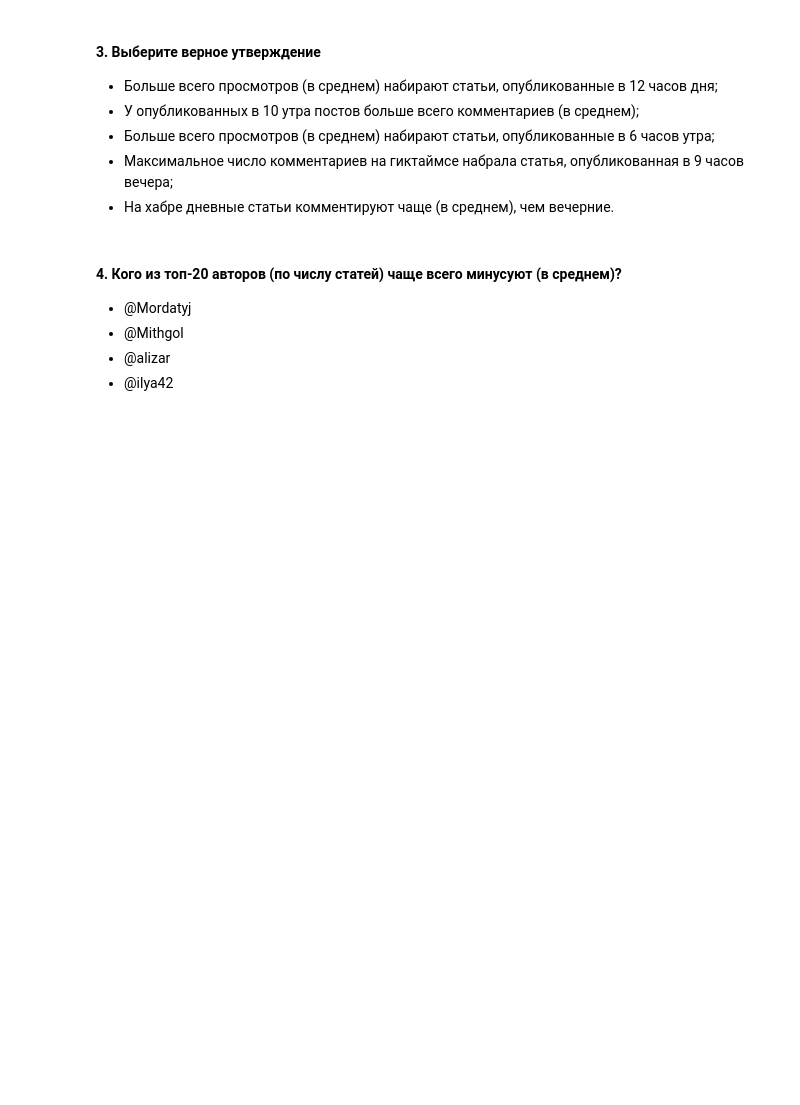
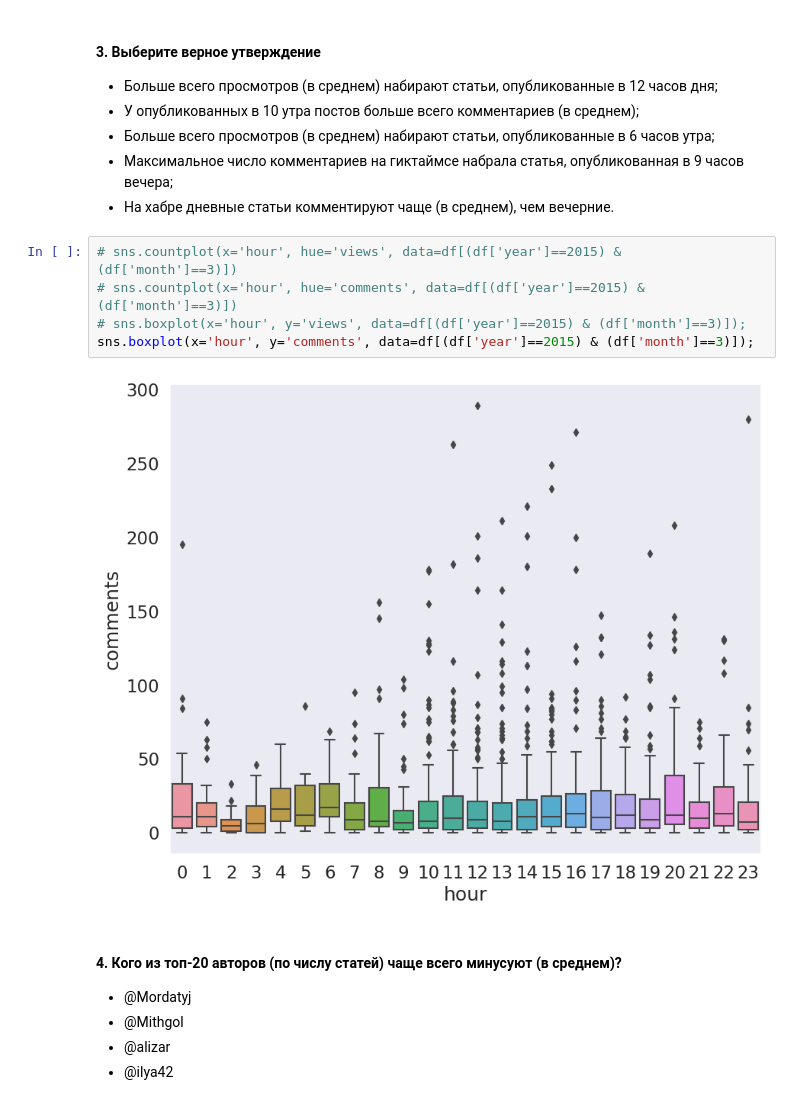
Before and after one commit to Sepren/MachineLearning, a Jupyter notebook: Упражнения.ipynb, the cells around one changed output. Saved outputs shown, nothing was run; the diff lists cells and outputs as text; blank space fills up the shorter version.

```diff
--- a/Упражнения.ipynb
+++ b/Упражнения.ipynb
@@ -535,6 +536,13 @@ df.corr()
 * Больше всего просмотров  (в среднем) набирают статьи, опубликованные в 6 часов утра;
 * Максимальное число комментариев на гиктаймсе набрала статья, опубликованная в 9 часов вечера;
 * На хабре дневные статьи комментируют чаще  (в среднем), чем вечерние.
+# %%
+# sns.countplot(x='hour', hue='views', data=df[(df['year']==2015) & (df['month']==3)])
+# sns.countplot(x='hour', hue='comments', data=df[(df['year']==2015) & (df['month']==3)])
+# sns.boxplot(x='hour', y='views', data=df[(df['year']==2015) & (df['month']==3)]);
+sns.boxplot(x='hour', y='comments', data=df[(df['year']==2015) & (df['month']==3)]);
+# %% [output]
+[figure, added]
 # %% [markdown]
 #### 4\. Кого из топ-20 авторов (по числу статей) чаще всего минусуют (в среднем)?
 
```
Also changed, not shown: parts of 6 cells of this notebook.
